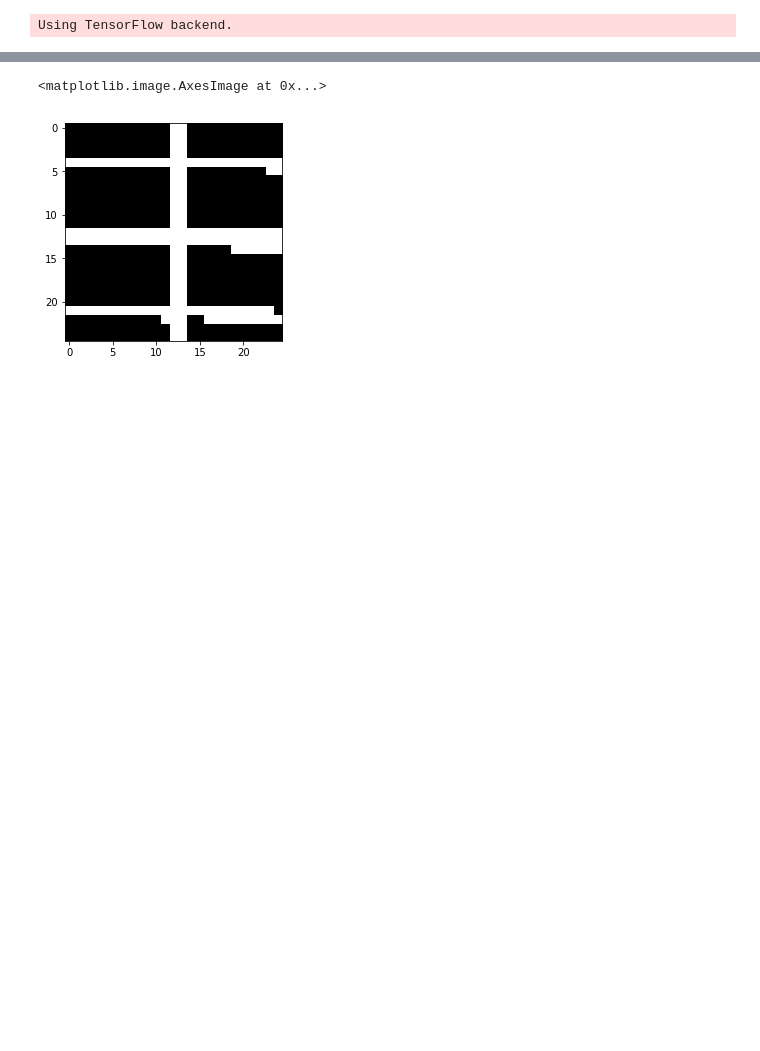
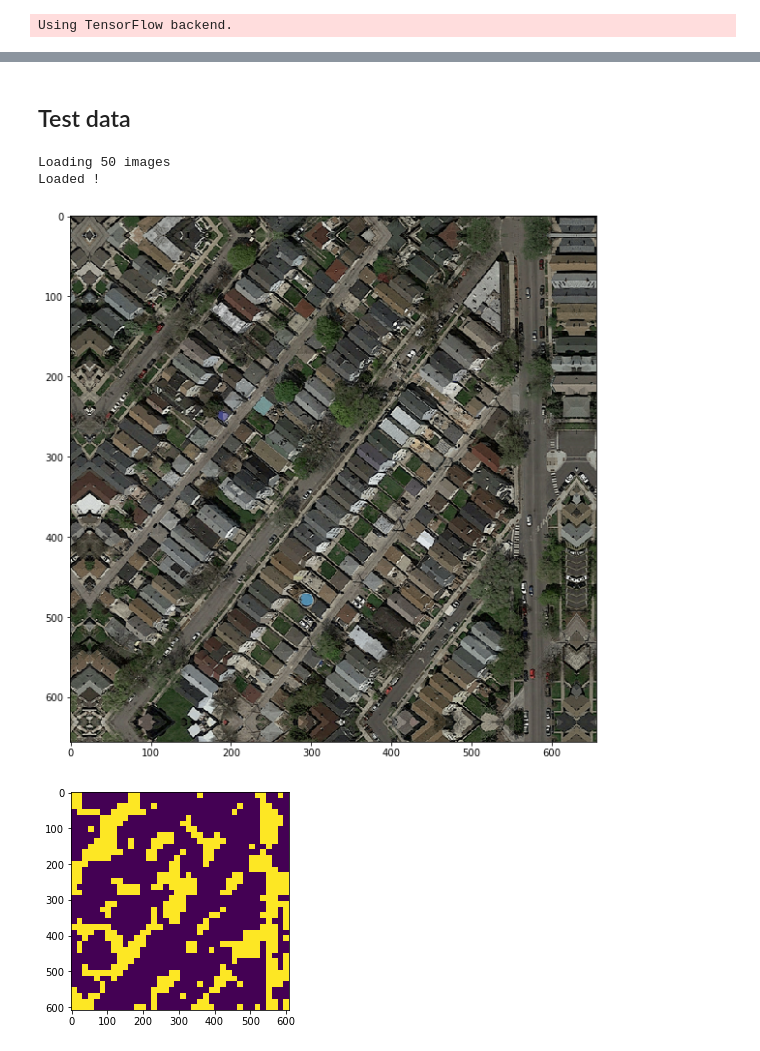
Before and after one commit to Coac/epfl-ml-projects, a Jupyter notebook: epfl-ml-project2/Victor.ipynb, the cells around one changed output, grey strips where cells are left out. Drawn from its saved outputs; the diff is of its cells as text; code cells hidden in the pictures; blank space fills up the shorter version.

```diff
--- a/epfl-ml-project2/Victor.ipynb
+++ b/epfl-ml-project2/Victor.ipynb
@@ -306,7 +344,2 @@ plt.imshow(img)
-# %%
-img = Image.new('1', (25, 25))
-img.putdata(Y[0:625])
-plt.imshow(img)
-# %% [output]
-<matplotlib.image.AxesImage at 0x...>
-[figure, removed]
+# %% [markdown]
+## Test data
@@ -312,0 +353,27 @@ plt.imshow(img)
+# %%
+TEST_IMG_SIZE = 608
+# %%
+test_dir = "datas/test_set_images/"
+files = os.listdir(test_dir)
+n = min(100, len(files)) # Load maximum 20 images
+print("Loading " + str(n) + " images")
+test_imgs = [load_image(test_dir + files[i] + '/' + os.listdir(test_dir + files[i])[0]) for i in range(n)]
+print("Loaded !")
+# %% [output]
+Loading 50 images
+Loaded !
+# %%
+test_padded_images = pad_list_image(test_imgs, padding)
+test_patches = [get_patches(image, patch_size, patch_size, padding) for image in test_padded_images]
+test_patches = [patch for image_patches in test_patches for patch in image_patches] # Flatten the array of patches to array of patch
+
+test_X = np.array(test_patches)
+# %%
+plt.figure(figsize=(10, 10))
+plt.imshow(test_padded_images[len(test_padded_images)-1]);
+plt.show()
+test_label = label_to_img(TEST_IMG_SIZE, TEST_IMG_SIZE, patch_size, patch_size, model.predict_classes(test_X[-1444:]))
+plt.imshow(test_label);
+# %% [output]
+[figure, added]
+[figure, added]
```
Also changed, not shown: parts of 8 cells of this notebook, 1 other file.
